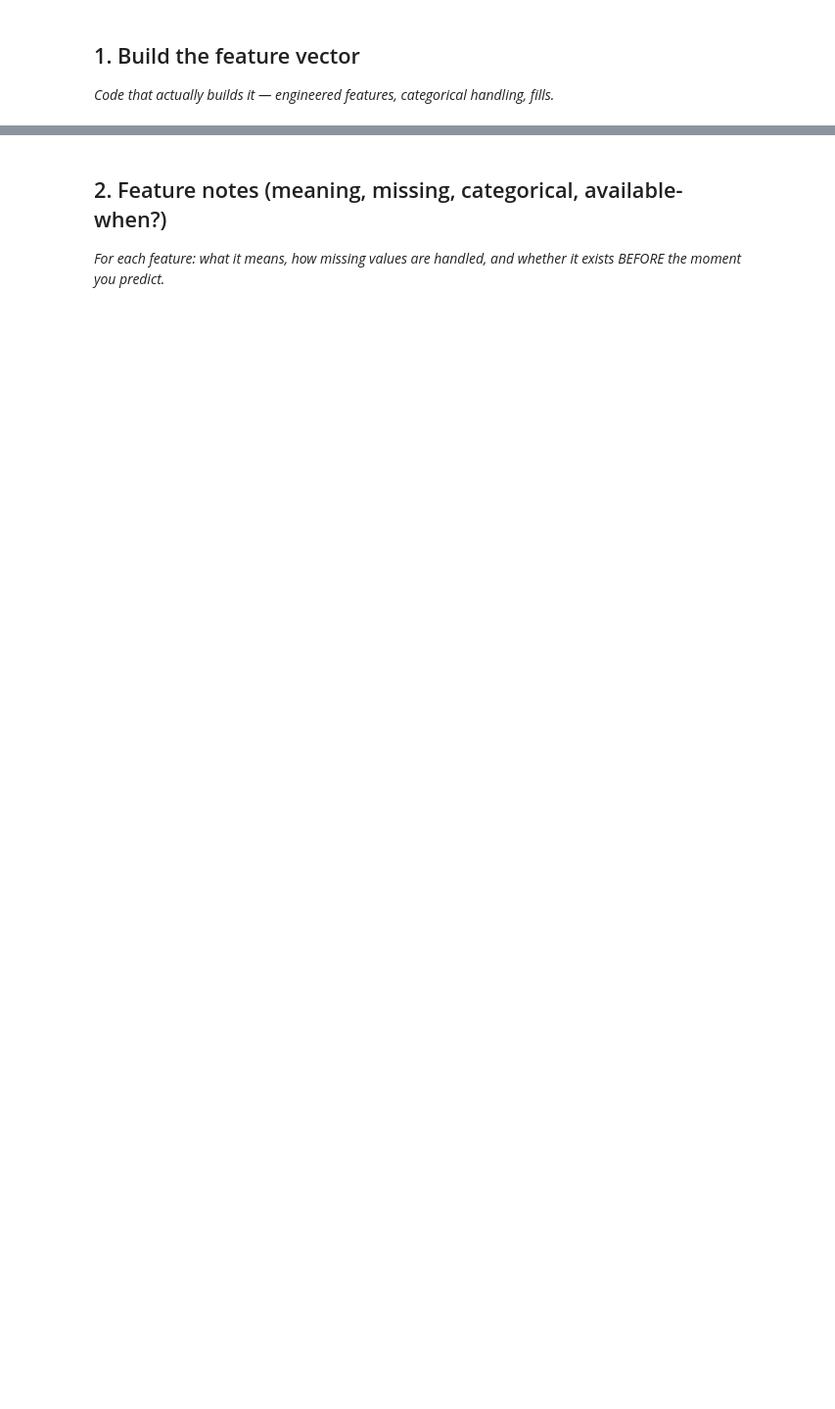
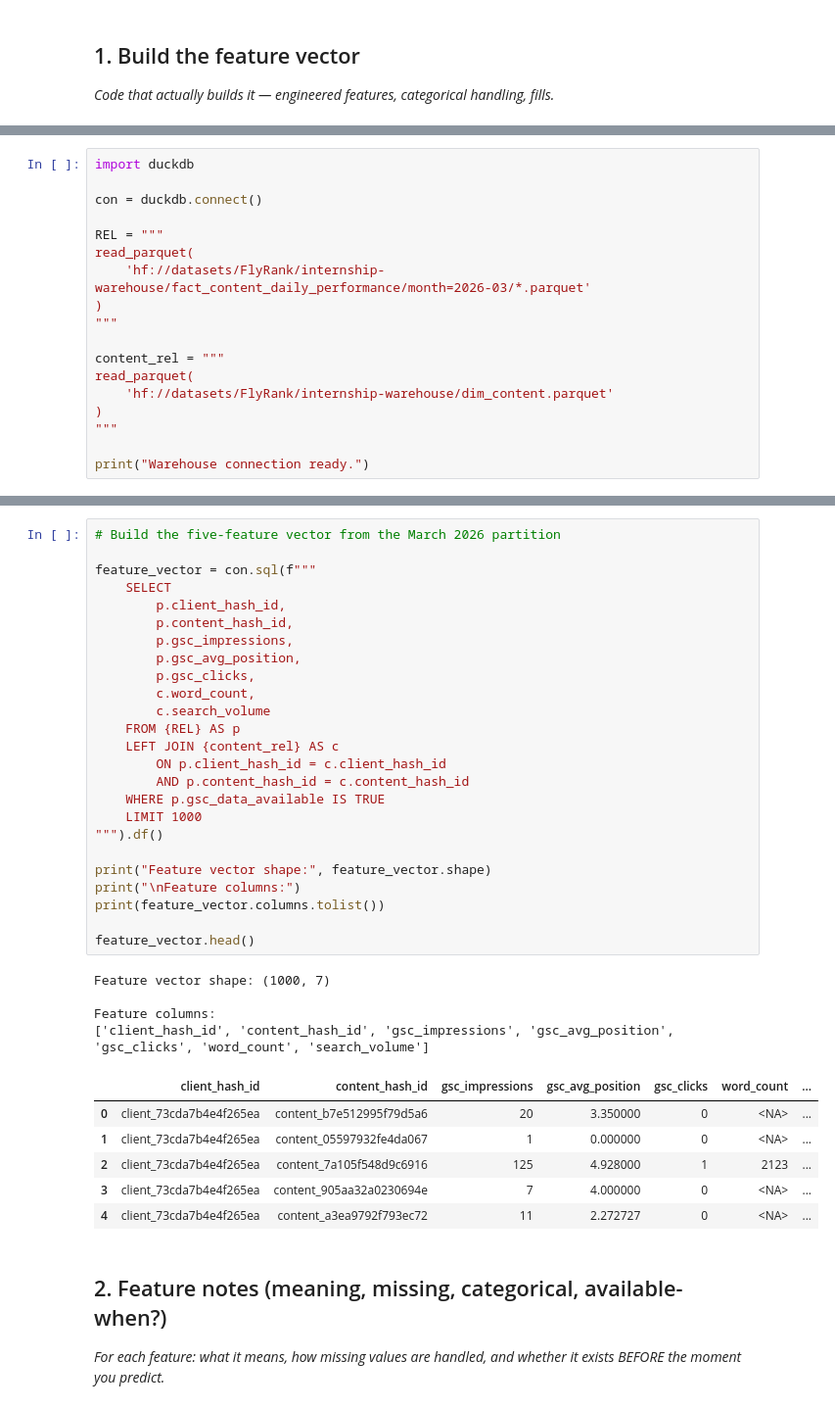
Before and after one commit to Priyaa1904/Flyrank-ML-Internship-Starter, a Jupyter notebook: work/notebooks/w03_feature_leakage_check.ipynb, the cells around one changed output, grey strips where cells are left out. Shown at 98% size. Cells and saved outputs as stored; diff of their text form; blank space fills up the shorter version.

```diff
--- a/work/notebooks/w03_feature_leakage_check.ipynb
+++ b/work/notebooks/w03_feature_leakage_check.ipynb
@@ -15,0 +31,18 @@ This skeleton is yours to fill. Work the sections **in order** — each one has
+# %%
+import duckdb
+
+con = duckdb.connect()
+
+REL = """
+read_parquet(
+    'hf://datasets/FlyRank/internship-warehouse/fact_content_daily_performance/month=2026-03/*.parquet'
+)
+"""
+
+content_rel = """
+read_parquet(
+    'hf://datasets/FlyRank/internship-warehouse/dim_content.parquet'
+)
+"""
+
+print("Warehouse connection ready.")
@@ -16,3 +68,39 @@ This skeleton is yours to fill. Work the sections **in order** — each one has
+# %%
+# Build the five-feature vector from the March 2026 partition
+
+feature_vector = con.sql(f"""
+    SELECT
+        p.client_hash_id,
+        p.content_hash_id,
+        p.gsc_impressions,
+        p.gsc_avg_position,
+        p.gsc_clicks,
+        c.word_count,
+        c.search_volume
+    FROM {REL} AS p
+    LEFT JOIN {content_rel} AS c
+        ON p.client_hash_id = c.client_hash_id
+        AND p.content_hash_id = c.content_hash_id
+    WHERE p.gsc_data_available IS TRUE
+    LIMIT 1000
+""").df()
+
+print("Feature vector shape:", feature_vector.shape)
+print("\nFeature columns:")
+print(feature_vector.columns.tolist())
+
+feature_vector.head()
+# %% [output]
+Feature vector shape: (1000, 7)
+
+Feature columns:
+['client_hash_id', 'content_hash_id', 'gsc_impressions', 'gsc_avg_position', 'gsc_clicks', 'word_count', 'search_volume']
+|  | client_hash_id | content_hash_id | gsc_impressions | gsc_avg_position | gsc_clicks | word_count | ... |
+| 0 | client_73cda7b4e4f265ea | content_b7e512995f79d5a6 | 20 | 3.350000 | 0 | <NA> | ... |
+| 1 | client_73cda7b4e4f265ea | content_05597932fe4da067 | 1 | 0.000000 | 0 | <NA> | ... |
+| 2 | client_73cda7b4e4f265ea | content_7a105f548d9c6916 | 125 | 4.928000 | 1 | 2123 | ... |
+| 3 | client_73cda7b4e4f265ea | content_905aa32a0230694e | 7 | 4.000000 | 0 | <NA> | ... |
+| 4 | client_73cda7b4e4f265ea | content_a3ea9792f793ec72 | 11 | 2.272727 | 0 | <NA> | ... |
 # %% [markdown]
 ## 2. Feature notes (meaning, missing, categorical, available-when?)
 
```
Also changed, not shown: parts of 18 cells of this notebook.
